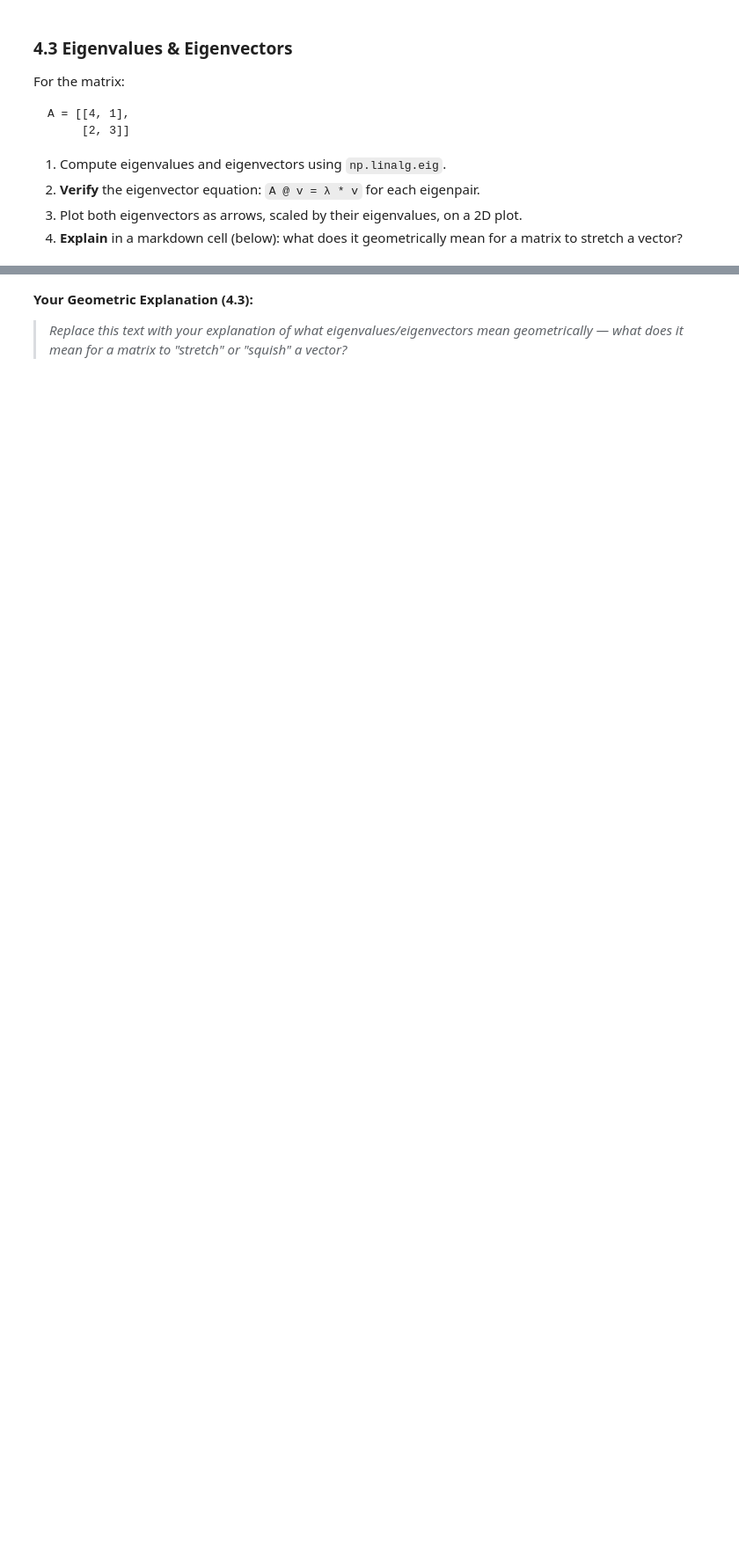
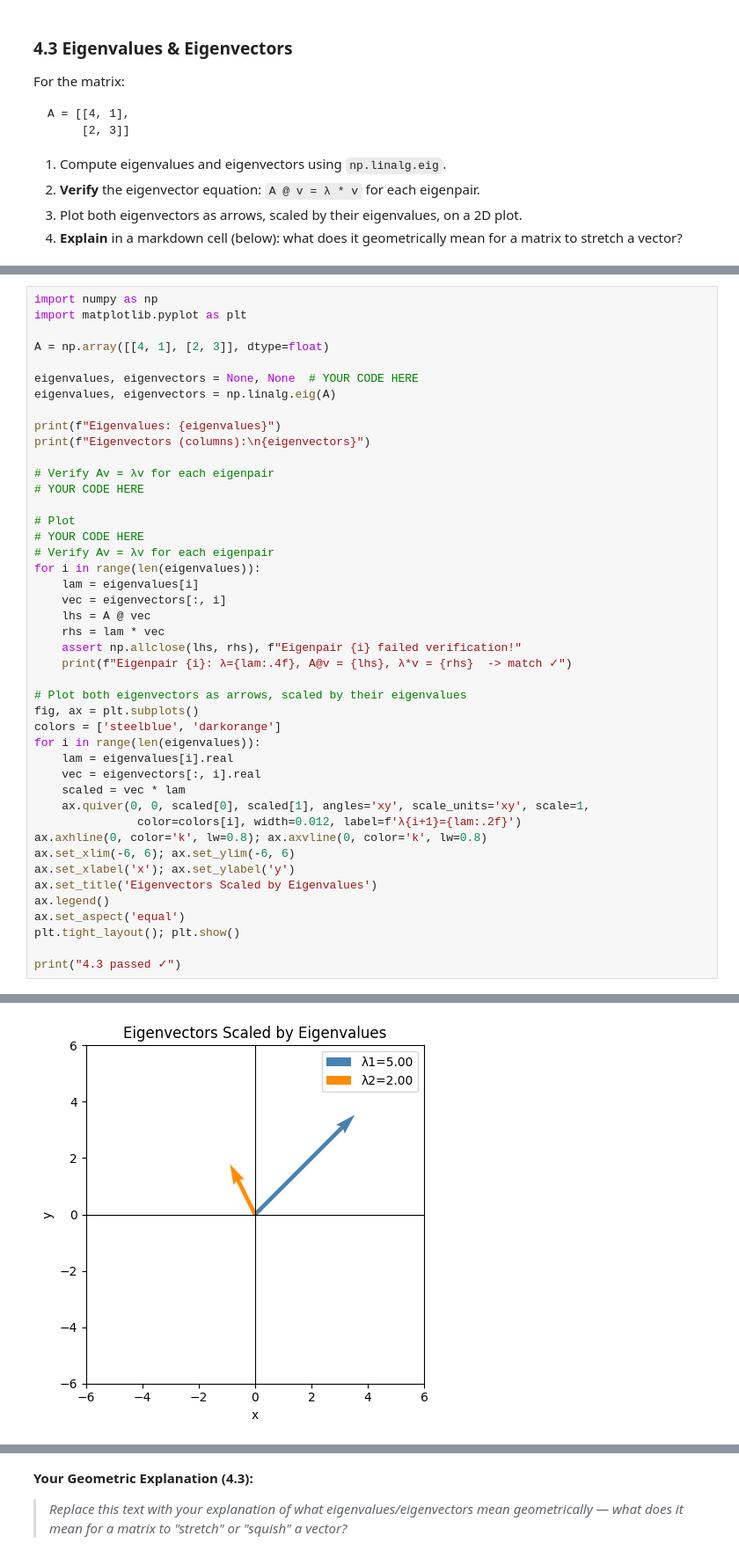
Before and after one commit to prasadsarvesh/Celebal_Assignments, a Jupyter notebook: week1_assignment.ipynb, the cells around one changed output, grey strips where cells are left out. Shown at 88% size. Cells and saved outputs as stored; diff of their text form; blank space fills up the shorter version.

```diff
--- a/week1_assignment.ipynb
+++ b/week1_assignment.ipynb
@@ -474,0 +485,45 @@ print("4.3 passed ✓")
+# %%
+import numpy as np
+import matplotlib.pyplot as plt
+
+A = np.array([[4, 1], [2, 3]], dtype=float)
+
+eigenvalues, eigenvectors = None, None  # YOUR CODE HERE
+eigenvalues, eigenvectors = np.linalg.eig(A)
+
+print(f"Eigenvalues: {eigenvalues}")
+print(f"Eigenvectors (columns):\n{eigenvectors}")
+
+# Verify Av = λv for each eigenpair
+# YOUR CODE HERE
+
+# Plot
+# YOUR CODE HERE
+# Verify Av = λv for each eigenpair
+for i in range(len(eigenvalues)):
+    lam = eigenvalues[i]
+    vec = eigenvectors[:, i]
+    lhs = A @ vec
+    rhs = lam * vec
+    assert np.allclose(lhs, rhs), f"Eigenpair {i} failed verification!"
+    print(f"Eigenpair {i}: λ={lam:.4f}, A@v = {lhs}, λ*v = {rhs}  -> match ✓")
+
+# Plot both eigenvectors as arrows, scaled by their eigenvalues
+fig, ax = plt.subplots()
+colors = ['steelblue', 'darkorange']
+for i in range(len(eigenvalues)):
+    lam = eigenvalues[i].real
+    vec = eigenvectors[:, i].real
+    scaled = vec * lam
+    ax.quiver(0, 0, scaled[0], scaled[1], angles='xy', scale_units='xy', scale=1,
+               color=colors[i], width=0.012, label=f'λ{i+1}={lam:.2f}')
+ax.axhline(0, color='k', lw=0.8); ax.axvline(0, color='k', lw=0.8)
+ax.set_xlim(-6, 6); ax.set_ylim(-6, 6)
+ax.set_xlabel('x'); ax.set_ylabel('y')
+ax.set_title('Eigenvectors Scaled by Eigenvalues')
+ax.legend()
+ax.set_aspect('equal')
+plt.tight_layout(); plt.show()
+
+print("4.3 passed ✓")
+# %% [output]
@@ -474,0 +536 @@ print("4.3 passed ✓")
+[figure, added]
```
Also changed, not shown: parts of 16 cells of this notebook.
